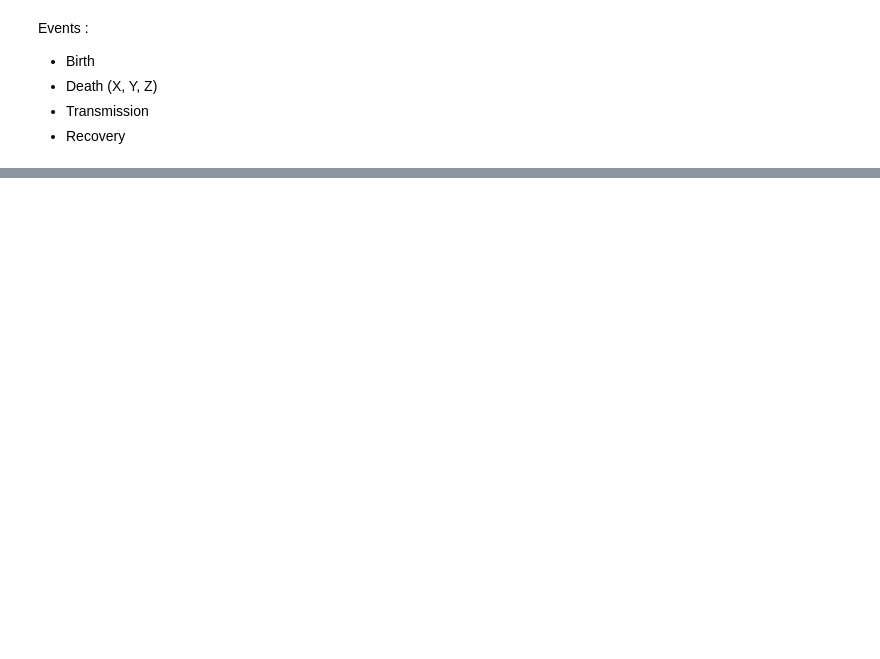
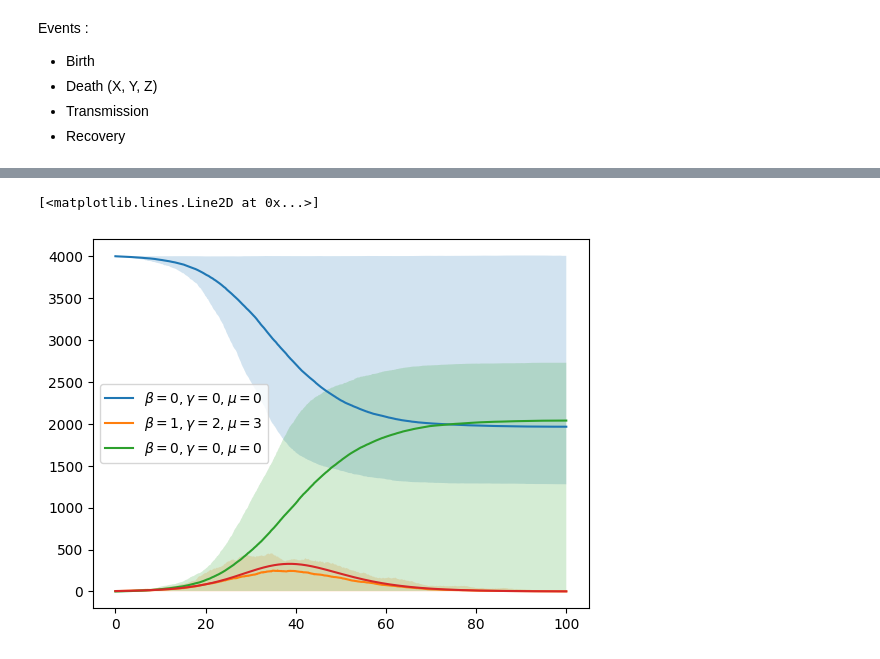
Before and after one commit to mikad74/ICLS_assignment_2, a Jupyter notebook: Assignment_2/assignment.ipynb, the cells around one changed output, grey strips where cells are left out. Saved outputs shown, nothing was run; the diff lists cells and outputs as text; code cells hidden in the pictures; blank space fills up the shorter version.

```diff
--- a/Assignment_2/assignment.ipynb
+++ b/Assignment_2/assignment.ipynb
@@ -109,0 +188,45 @@ plt.plot(_.t, _.X_hist)
+# %%
+def batch_analyse(beta, gamma, mu, nu, x0, y0, z0, n, t_max):
+    runs = []
+    for i in range(n):
+        run = Gillespie_Model(beta, gamma, mu, nu, x0, y0, z0)
+        run.simulate_n_units(t_max)
+        runs.append({
+            "x": sp.interpolate.interp1d(run.t, np.array(run.X_hist)),
+            "y": sp.interpolate.interp1d(run.t, np.array(run.Y_hist)),
+            "z": sp.interpolate.interp1d(run.t, np.array(run.Z_hist)),
+        })
+    t = np.linspace(0, t_max, 10000)
+    x = np.array([i["x"](t) for i in runs])
+    y = np.array([i["y"](t) for i in runs])
+    z = np.array([i["z"](t) for i in runs])
+    return t,x,y,z
+
+def plot_variance(x, y, b=0, g=0, m=0, bucket=""):
+    """
+    x: 1-d array for x-axis
+    y: 2-d stack of arrays for varying values of y
+    """
+    _min = np.min(y, axis=0)
+    _mean = np.mean(y, axis=0)
+    _max = np.max(y, axis=0)
+    plt.plot(x, _mean, label=f"${bucket}, \\beta = {b}, \gamma = {g}, \mu = {m}$")
+    plt.fill_between(x, _min, _max, alpha=0.2)
+    plt.legend()
+
+def batch_fourier_analysis(x, y_lst):
+    for y in y_lst:
+        time_step = x[-1] / x.size
+        yf = fft(y)[:N//2]
+        xf = fftfreq(x.size, time_step)[:N//2]
+        plt.plot(xf, yf)
+        plt.xlim(0,0.2)
+# %%
+t,x, y, z= batch_analyse(beta, gamma, life_span, life_span, S_0, I_0, R_0, 10, 100)
+plot_variance(t,x)
+plot_variance(t,y, 1, 2, 3)
+plot_variance(t,z)
+plt.plot(det.t, np.array(det.i)*N)
+# %% [output]
+[<matplotlib.lines.Line2D at 0x...>]
+[figure, added]
```
Also changed, not shown: parts of 12 cells of this notebook, 5 other files.
